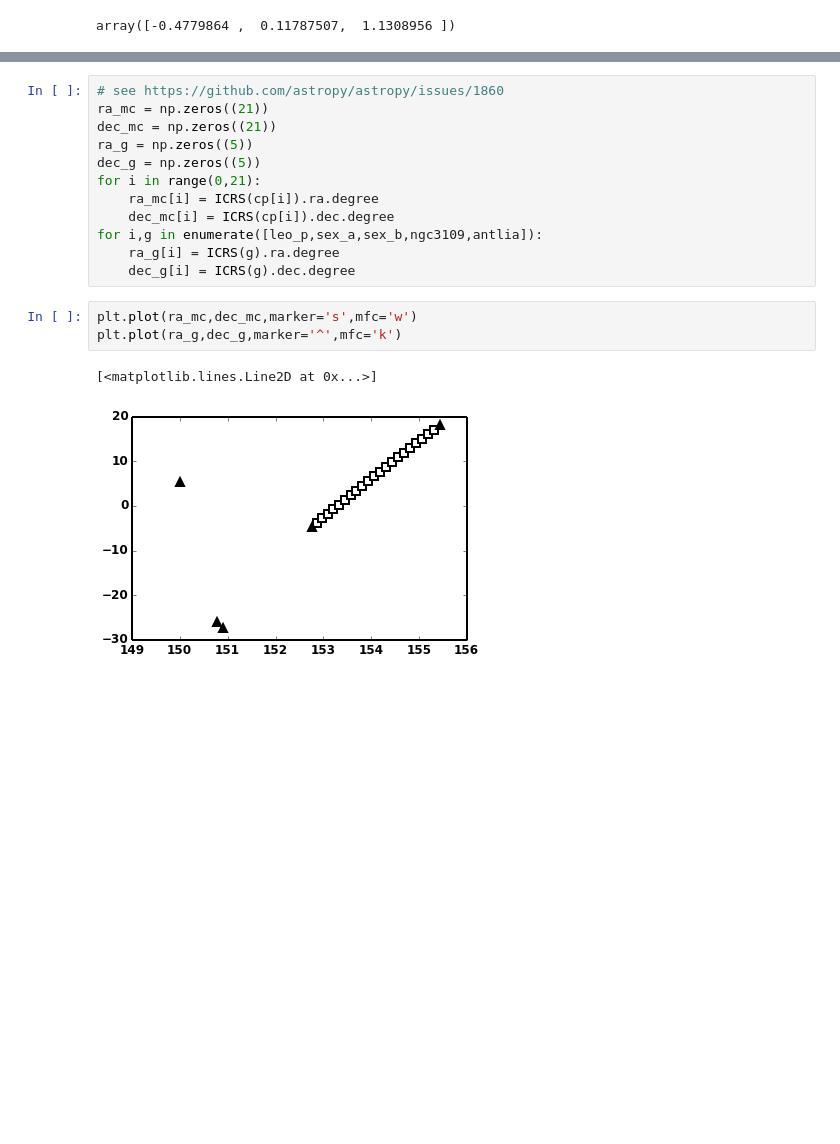
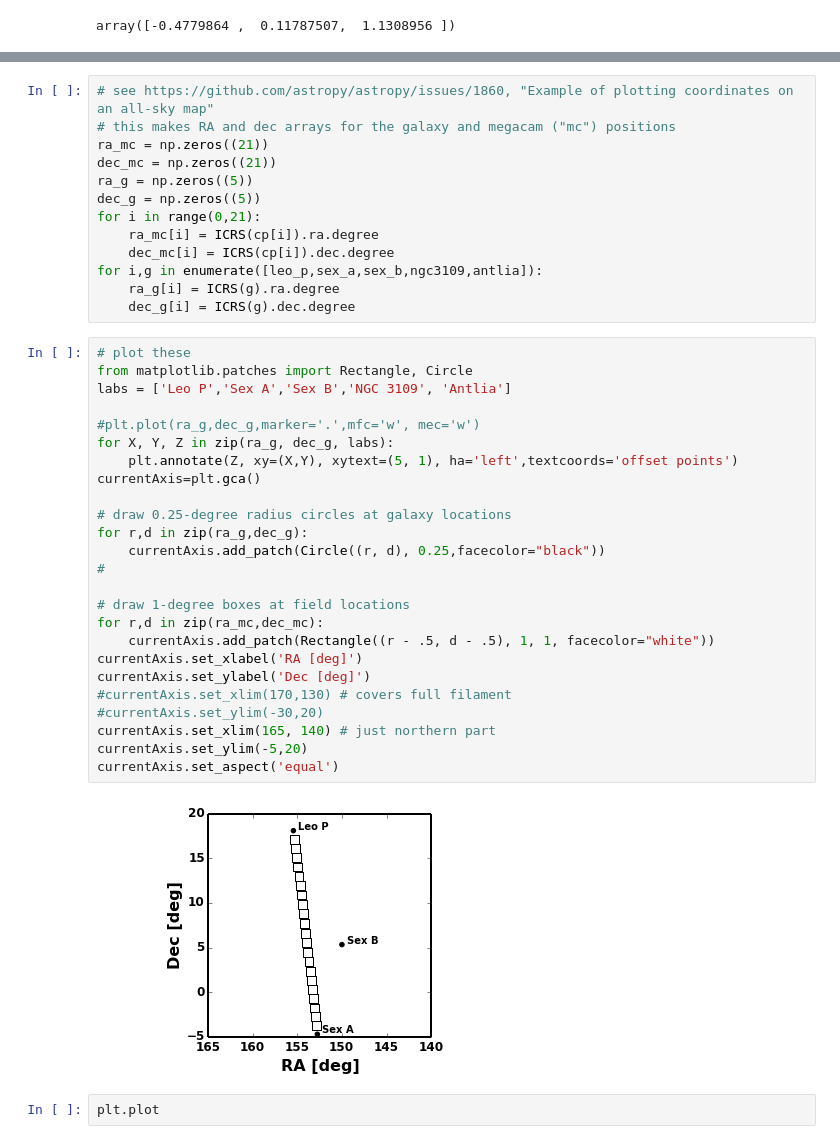
Before and after one commit to PBarmby/n3109, a Jupyter notebook: NGC3109group.ipynb, the cells around one changed output, grey strips where cells are left out. Cells and saved outputs as stored; diff of their text form; blank space fills up the shorter version.

Commit message:
figured out what NB does; some tech stuff done.

```diff
--- a/NGC3109group.ipynb
+++ b/NGC3109group.ipynb
@@ -192,7 +134,8 @@ for i,pos in enumerate(cp):
 23 10:22:13.0 19:00:43.5
 24 10:22:42.5 19:58:00.9
 # %%
-# see https://github.com/astropy/astropy/issues/1860
+# see https://github.com/astropy/astropy/issues/1860, "Example of plotting coordinates on an all-sky map"
+# this makes RA and dec arrays for the galaxy and megacam ("mc") positions
 ra_mc = np.zeros((21))
 dec_mc = np.zeros((21))
 ra_g = np.zeros((5))
@@ -203,9 +146,32 @@ for i in range(0,21):
 for i,g in enumerate([leo_p,sex_a,sex_b,ngc3109,antlia]):
     ra_g[i] = ICRS(g).ra.degree
     dec_g[i] = ICRS(g).dec.degree
-# %%
-plt.plot(ra_mc,dec_mc,marker='s',mfc='w')
-plt.plot(ra_g,dec_g,marker='^',mfc='k')
-# %% [output]
-[<matplotlib.lines.Line2D at 0x...>]
-[figure, removed]
+# %%
+# plot these
+from matplotlib.patches import Rectangle, Circle
+labs = ['Leo P','Sex A','Sex B','NGC 3109', 'Antlia']
+
+#plt.plot(ra_g,dec_g,marker='.',mfc='w', mec='w')
+for X, Y, Z in zip(ra_g, dec_g, labs):
+    plt.annotate(Z, xy=(X,Y), xytext=(5, 1), ha='left',textcoords='offset points')
+currentAxis=plt.gca()
+
+# draw 0.25-degree radius circles at galaxy locations
+for r,d in zip(ra_g,dec_g):
+    currentAxis.add_patch(Circle((r, d), 0.25,facecolor="black"))
+#
+
+# draw 1-degree boxes at field locations
+for r,d in zip(ra_mc,dec_mc):
+    currentAxis.add_patch(Rectangle((r - .5, d - .5), 1, 1, facecolor="white"))
+currentAxis.set_xlabel('RA [deg]')
+currentAxis.set_ylabel('Dec [deg]')
+#currentAxis.set_xlim(170,130) # covers full filament
+#currentAxis.set_ylim(-30,20)
+currentAxis.set_xlim(165, 140) # just northern part
+currentAxis.set_ylim(-5,20)
+currentAxis.set_aspect('equal')
+# %% [output]
+[figure, added]
+# %%
+plt.plot
```
Also changed, not shown: parts of 31 cells of this notebook, 1 other file.
